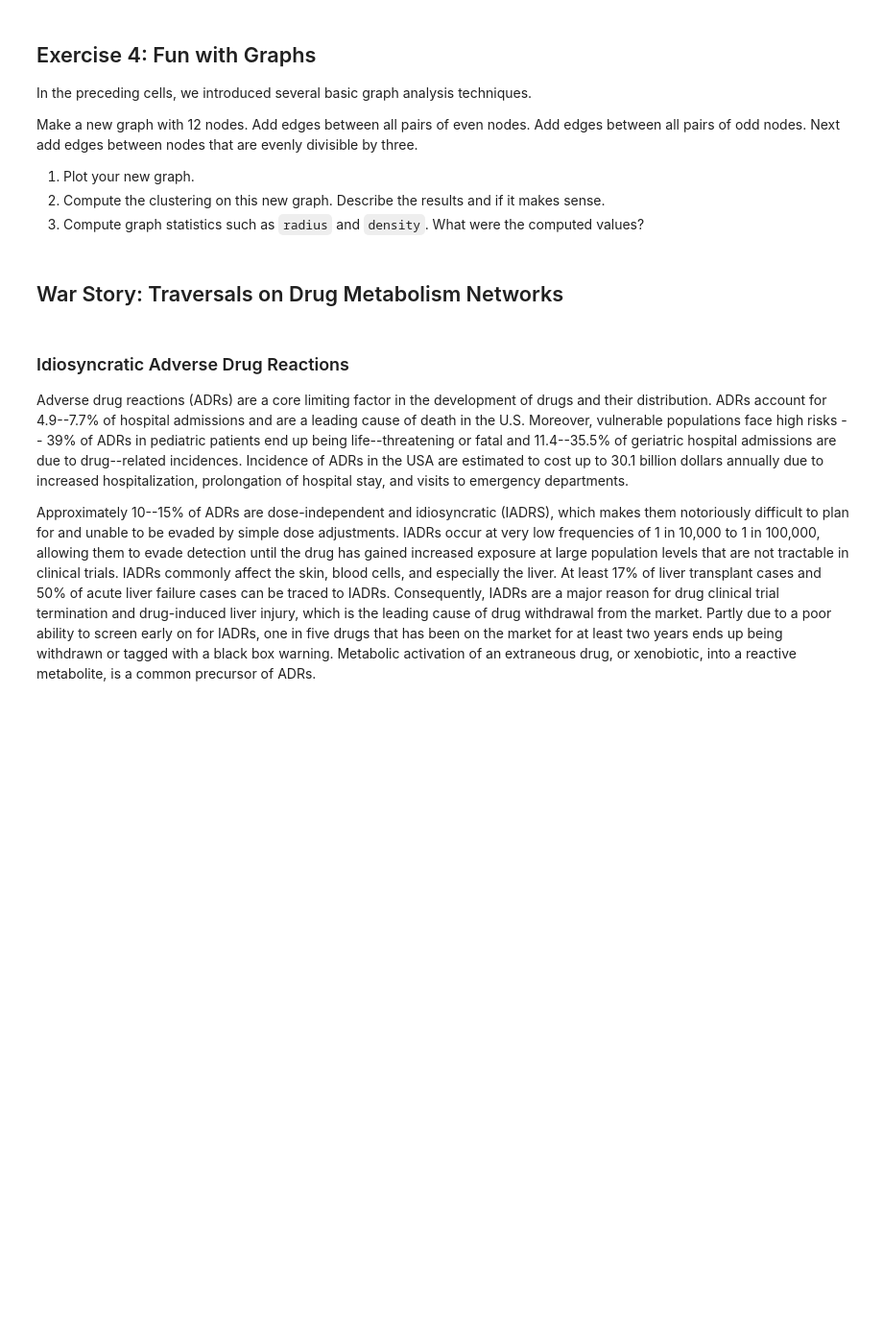
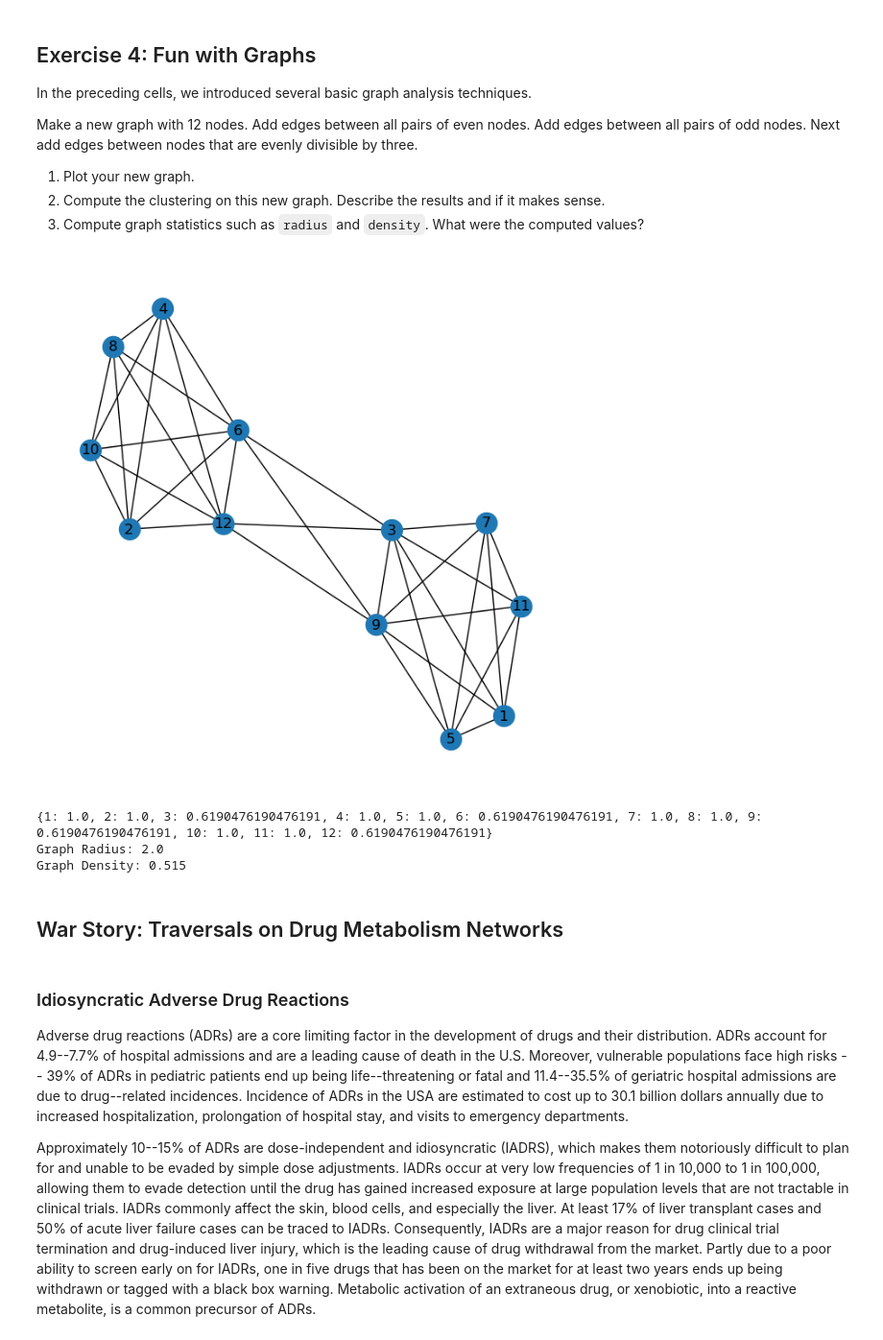
Before and after one commit to trinity-h99/chem-274b-labs-2025, a Jupyter notebook: colab_lab2_trinityhokm.ipynb, the cells around one changed output. Shown at 96% size. Drawn from its saved outputs; the diff is of its cells as text; code cells hidden in the pictures; blank space fills up the shorter version.

```diff
--- a/colab_lab2_trinityhokm.ipynb
+++ b/colab_lab2_trinityhokm.ipynb
@@ -1237,6 +1252,42 @@ Make a new graph with 12 nodes. Add edges between all pairs of even nodes. Add e
 1. Plot your new graph.
 2. Compute the clustering on this new graph. Describe the results and if it makes sense.
 3. Compute graph statistics such as `radius` and `density`. What were the computed values?
+# %%
+t_graph = nx.Graph()
+t_graph.add_nodes_from(range(1, 13))
+
+for even in t_graph.nodes():
+    if even % 2 == 0:
+        for i in t_graph.nodes():
+            if i % 2 == 0 and i > even:
+                t_graph.add_edge(even, i)
+
+for odd in t_graph.nodes():
+    if odd % 2 != 0:
+        for j in t_graph.nodes():
+            if j % 2 != 0 and j > odd:
+                t_graph.add_edge(odd, j)
+
+for three in t_graph.nodes():
+    if three % 3 == 0:
+        for k in t_graph.nodes():
+            if k % 3 == 0 and k > three:
+                t_graph.add_edge(three, k)
+
+
+plt.figure(figsize=(6,6))
+nx.draw(t_graph, with_labels=True)
+plt.show()
+
+print(nx.clustering(t_graph))
+
+print("Graph Radius: {0:3.1f}".format(nx.radius(t_graph)))
+print("Graph Density: {0:4.3f}".format(nx.density(t_graph)))
+# %% [output]
+[figure, added]
+{1: 1.0, 2: 1.0, 3: 0.6190476190476191, 4: 1.0, 5: 1.0, 6: 0.6190476190476191, 7: 1.0, 8: 1.0, 9: 0.6190476190476191, 10: 1.0, 11: 1.0, 12: 0.6190476190476191}
+Graph Radius: 2.0
+Graph Density: 0.515
 # %% [markdown]
 ## War Story: Traversals on Drug Metabolism Networks
 # %% [markdown]
```
Also changed, not shown: parts of 4 cells of this notebook.
